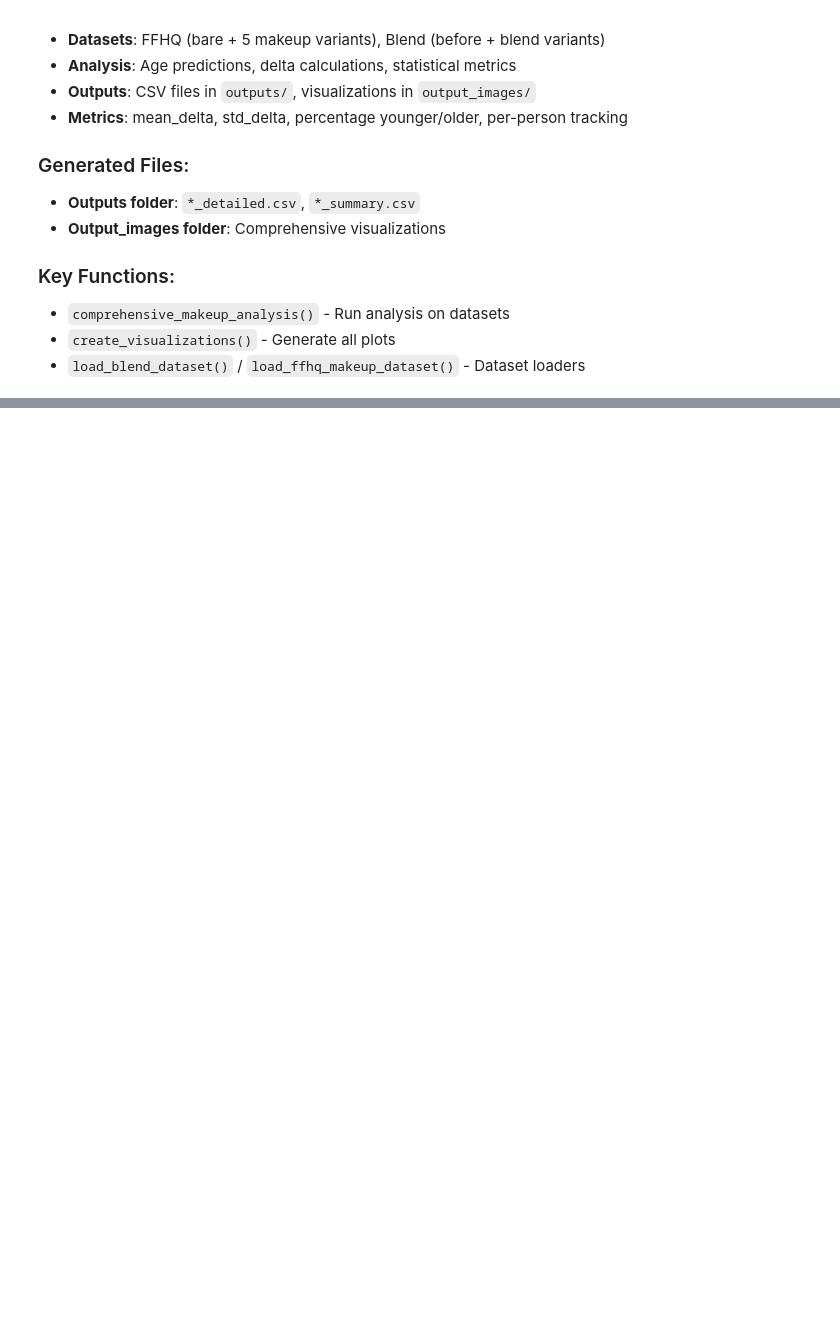
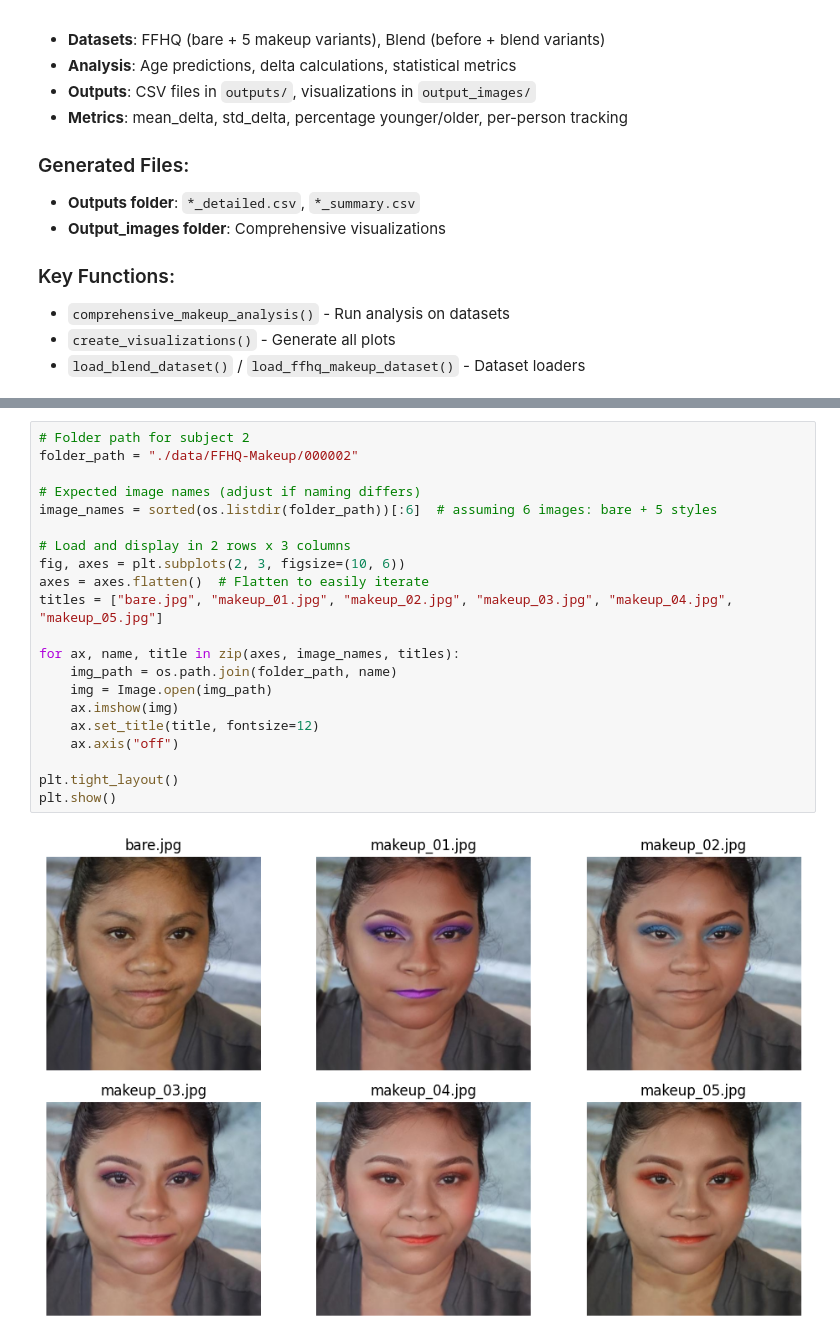
Before and after one commit to FrankVanDerVelde/master_applied-artificial_intelligence, a Jupyter notebook: symposium/face_recognition_and_age_estimation_experiments.ipynb, the cells around one changed output, grey strips where cells are left out. Saved outputs shown, nothing was run; the diff lists cells and outputs as text; blank space fills up the shorter version.

```diff
--- a/symposium/face_recognition_and_age_estimation_experiments.ipynb
+++ b/symposium/face_recognition_and_age_estimation_experiments.ipynb
@@ -2649,0 +2565,23 @@ CONCLUSION:................... Makeup introduces 4.14 years of uncertainty
+# %%
+# Folder path for subject 2
+folder_path = "./data/FFHQ-Makeup/000002"
+
+# Expected image names (adjust if naming differs)
+image_names = sorted(os.listdir(folder_path))[:6]  # assuming 6 images: bare + 5 styles
+
+# Load and display in 2 rows x 3 columns
+fig, axes = plt.subplots(2, 3, figsize=(10, 6))
+axes = axes.flatten()  # Flatten to easily iterate
+titles = ["bare.jpg", "makeup_01.jpg", "makeup_02.jpg", "makeup_03.jpg", "makeup_04.jpg", "makeup_05.jpg"]
+
+for ax, name, title in zip(axes, image_names, titles):
+    img_path = os.path.join(folder_path, name)
+    img = Image.open(img_path)
+    ax.imshow(img)
+    ax.set_title(title, fontsize=12)
+    ax.axis("off")
+
+plt.tight_layout()
+plt.show()
+# %% [output]
+[figure, added]
```
Also changed, not shown: parts of 31 cells of this notebook.
